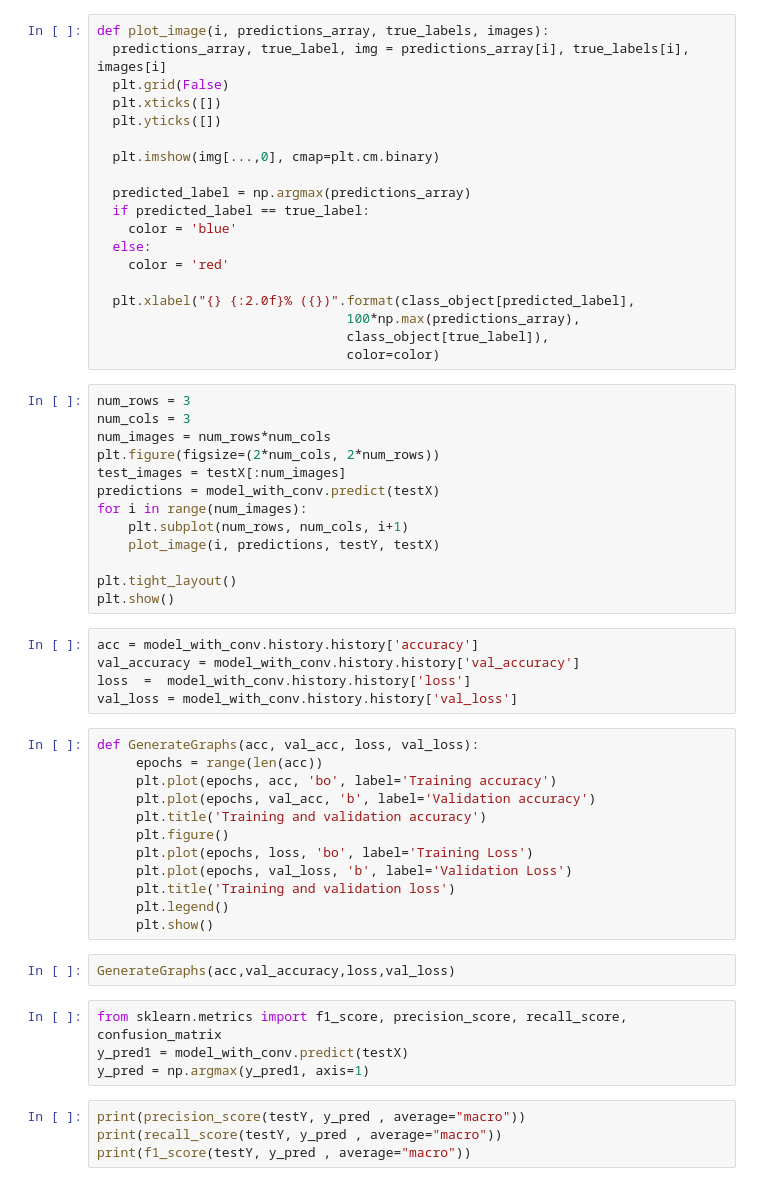
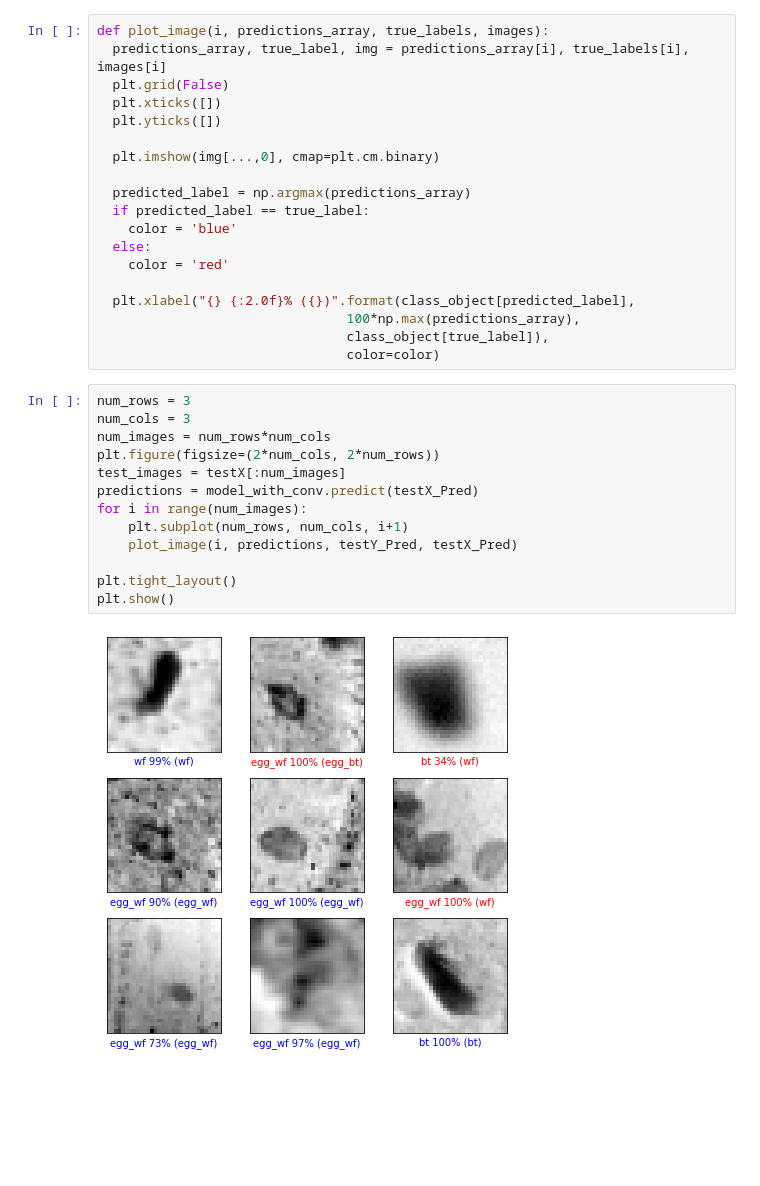
Before and after one commit to SrivenkateswaraRao/Research-Project, a Jupyter notebook: Pest_Classifier_CNN.ipynb, the cells around one changed output. Cells and saved outputs as stored; diff of their text form; blank space fills up the shorter version.

```diff
--- a/Pest_Classifier_CNN.ipynb
+++ b/Pest_Classifier_CNN.ipynb
@@ -130,40 +207,15 @@ def plot_image(i, predictions_array, true_labels, images):
 # %%
 num_rows = 3
 num_cols = 3
 num_images = num_rows*num_cols
 plt.figure(figsize=(2*num_cols, 2*num_rows))
 test_images = testX[:num_images]
-predictions = model_with_conv.predict(testX)
+predictions = model_with_conv.predict(testX_Pred)
 for i in range(num_images):
     plt.subplot(num_rows, num_cols, i+1)
-    plot_image(i, predictions, testY, testX)
+    plot_image(i, predictions, testY_Pred, testX_Pred)
 
 plt.tight_layout()
 plt.show()
+# %% [output]
+[figure, added]
-# %%
-acc = model_with_conv.history.history['accuracy']
-val_accuracy = model_with_conv.history.history['val_accuracy']
-loss  =  model_with_conv.history.history['loss']
-val_loss = model_with_conv.history.history['val_loss']
-# %%
-def GenerateGraphs(acc, val_acc, loss, val_loss):
-     epochs = range(len(acc))
-     plt.plot(epochs, acc, 'bo', label='Training accuracy')
-     plt.plot(epochs, val_acc, 'b', label='Validation accuracy')
-     plt.title('Training and validation accuracy')
-     plt.figure()
-     plt.plot(epochs, loss, 'bo', label='Training Loss')
-     plt.plot(epochs, val_loss, 'b', label='Validation Loss')
-     plt.title('Training and validation loss')
-     plt.legend()
-     plt.show()
-# %%
-GenerateGraphs(acc,val_accuracy,loss,val_loss)
-# %%
-from sklearn.metrics import f1_score, precision_score, recall_score, confusion_matrix
-y_pred1 = model_with_conv.predict(testX)
-y_pred = np.argmax(y_pred1, axis=1)
-# %%
-print(precision_score(testY, y_pred , average="macro"))
-print(recall_score(testY, y_pred , average="macro"))
-print(f1_score(testY, y_pred , average="macro"))
```
Also changed, not shown: parts of 51 cells of this notebook.
